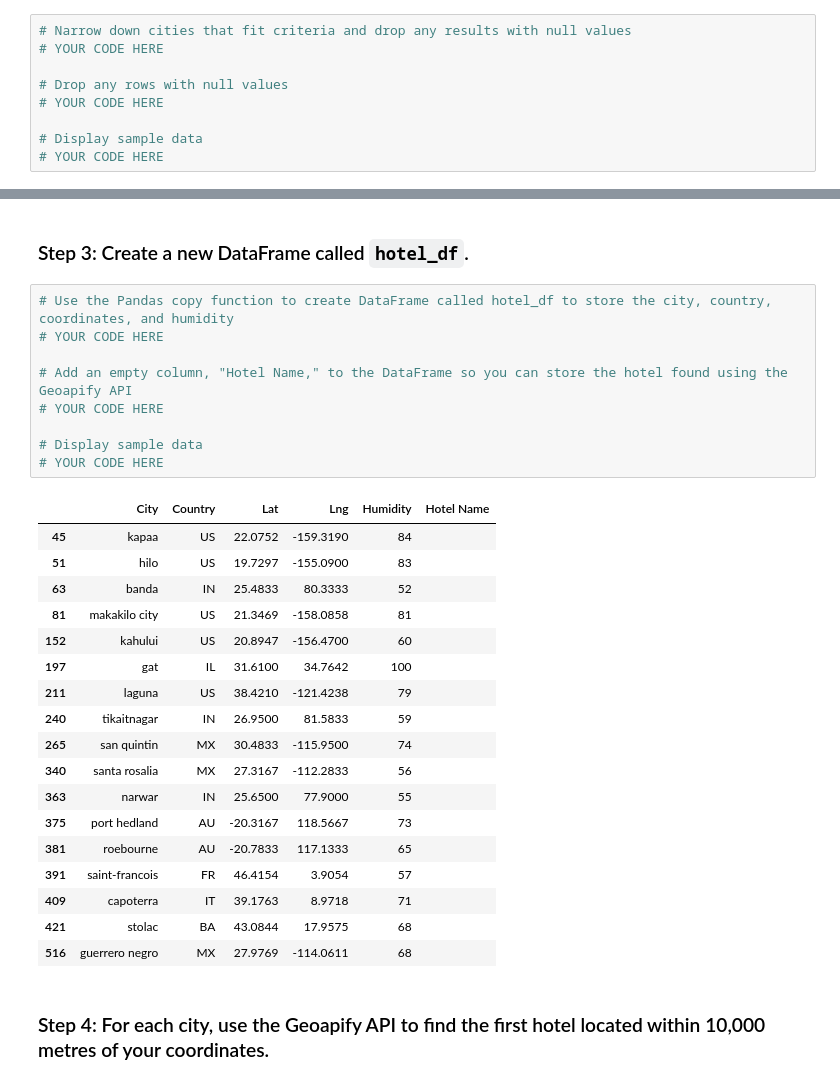
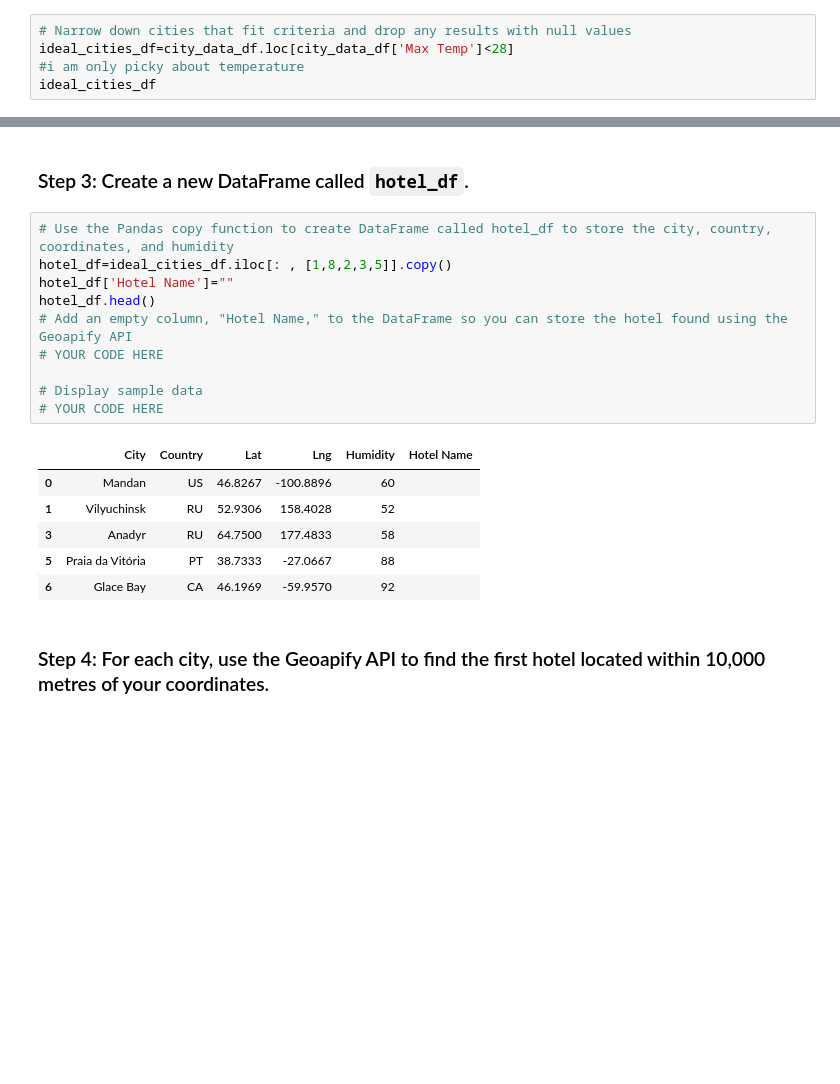
Before and after one commit to Victarrion/python-api-challenge, a Jupyter notebook: VacationPy/VacationPy.ipynb, the cells around one changed output, grey strips where cells are left out. Drawn from its saved outputs; the diff is of its cells as text; blank space fills up the shorter version.

```diff
--- a/VacationPy/VacationPy.ipynb
+++ b/VacationPy/VacationPy.ipynb
@@ -38,12 +68,8 @@ FileNotFoundError: [Errno 2] No such file or directory: 'output_data/cities.csv'
 ### Step 2: Narrow down the `city_data_df` DataFrame to find your ideal weather condition
 # %%
 # Narrow down cities that fit criteria and drop any results with null values
-# YOUR CODE HERE
-
-# Drop any rows with null values
-# YOUR CODE HERE
-
-# Display sample data
-# YOUR CODE HERE
+ideal_cities_df=city_data_df.loc[city_data_df['Max Temp']<28]
+#i am only picky about temperature
+ideal_cities_df
 # %% [output]
 |  | City_ID | City | Lat | Lng | Max Temp | Humidity | Cloudiness | Wind Speed | Country | Date |
@@ -68,32 +89,21 @@ FileNotFoundError: [Errno 2] No such file or directory: 'output_data/cities.csv'
 ### Step 3: Create a new DataFrame called `hotel_df`.
 # %%
 # Use the Pandas copy function to create DataFrame called hotel_df to store the city, country, coordinates, and humidity
-# YOUR CODE HERE
-
+hotel_df=ideal_cities_df.iloc[: , [1,8,2,3,5]].copy()
+hotel_df['Hotel Name']=""
+hotel_df.head()
 # Add an empty column, "Hotel Name," to the DataFrame so you can store the hotel found using the Geoapify API
 # YOUR CODE HERE
 
 # Display sample data
 # YOUR CODE HERE
 # %% [output]
 |  | City | Country | Lat | Lng | Humidity | Hotel Name |
-| 45 | kapaa | US | 22.0752 | -159.3190 | 84 |  |
-| 51 | hilo | US | 19.7297 | -155.0900 | 83 |  |
-| 63 | banda | IN | 25.4833 | 80.3333 | 52 |  |
-| 81 | makakilo city | US | 21.3469 | -158.0858 | 81 |  |
-| 152 | kahului | US | 20.8947 | -156.4700 | 60 |  |
-| 197 | gat | IL | 31.6100 | 34.7642 | 100 |  |
-| 211 | laguna | US | 38.4210 | -121.4238 | 79 |  |
-| 240 | tikaitnagar | IN | 26.9500 | 81.5833 | 59 |  |
-| 265 | san quintin | MX | 30.4833 | -115.9500 | 74 |  |
-| 340 | santa rosalia | MX | 27.3167 | -112.2833 | 56 |  |
-| 363 | narwar | IN | 25.6500 | 77.9000 | 55 |  |
-| 375 | port hedland | AU | -20.3167 | 118.5667 | 73 |  |
-| 381 | roebourne | AU | -20.7833 | 117.1333 | 65 |  |
-| 391 | saint-francois | FR | 46.4154 | 3.9054 | 57 |  |
-| 409 | capoterra | IT | 39.1763 | 8.9718 | 71 |  |
-| 421 | stolac | BA | 43.0844 | 17.9575 | 68 |  |
-| 516 | guerrero negro | MX | 27.9769 | -114.0611 | 68 |  |
+| 0 | Mandan | US | 46.8267 | -100.8896 | 60 |  |
+| 1 | Vilyuchinsk | RU | 52.9306 | 158.4028 | 52 |  |
+| 3 | Anadyr | RU | 64.7500 | 177.4833 | 58 |  |
+| 5 | Praia da Vitória | PT | 38.7333 | -27.0667 | 88 |  |
+| 6 | Glace Bay | CA | 46.1969 | -59.9570 | 92 |  |
 # %% [markdown]
 ### Step 4: For each city, use the Geoapify API to find the first hotel located within 10,000 metres of your coordinates.
 # %%
```
Also changed, not shown: parts of 6 cells of this notebook.
